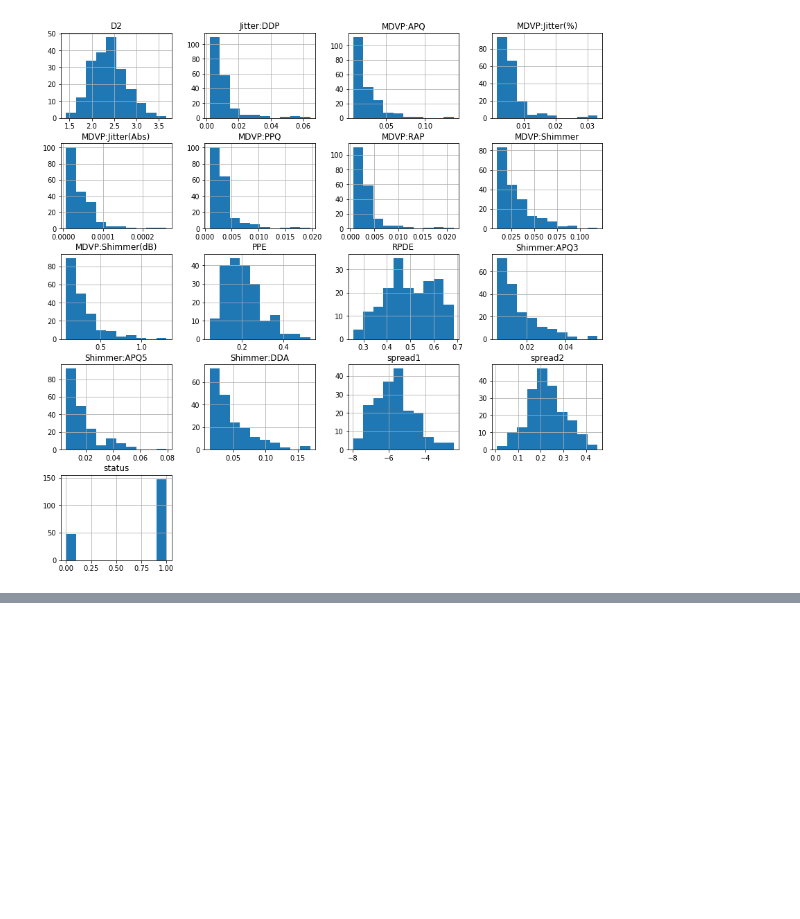
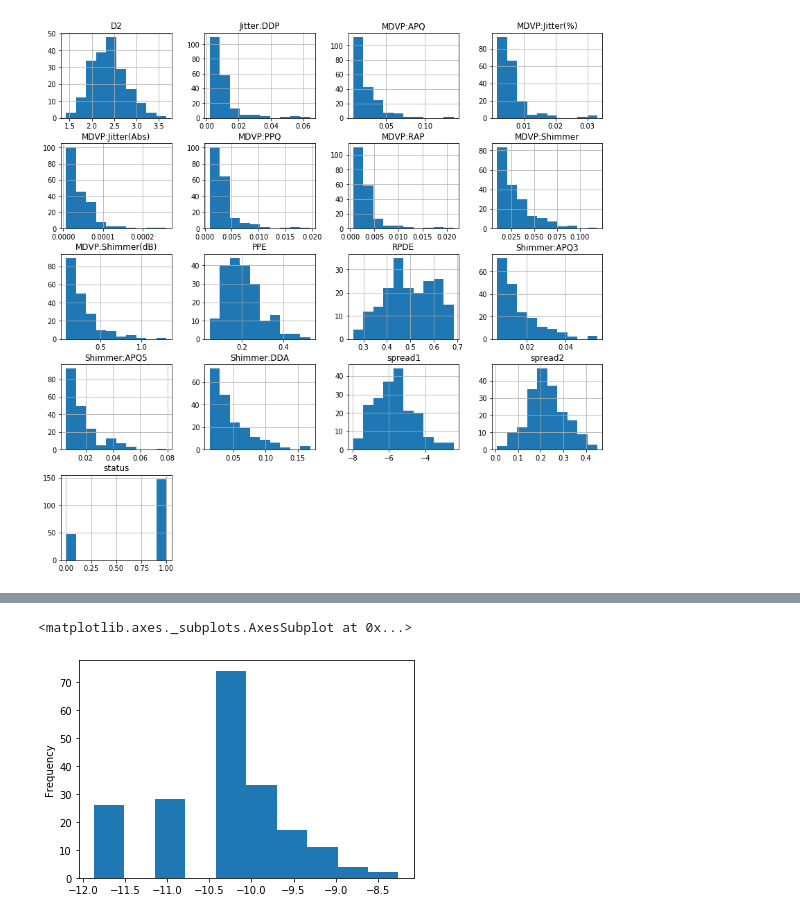
Before and after one commit to rishikonapure/technocolab-internship, a Jupyter notebook: MiniProject1/Parkinsons disease day1.ipynb, the cells around one changed output, grey strips where cells are left out. Drawn from its saved outputs; the diff is of its cells as text; code cells hidden in the pictures; blank space fills up the shorter version.

```diff
--- a/MiniProject1/Parkinsons disease day1.ipynb
+++ b/MiniProject1/Parkinsons disease day1.ipynb
@@ -222,0 +236,6 @@ sns.pairplot(feature_dataset,hue='status')
+# %%
+feature_dataset["MDVP:Jitter(Abs)"] = feature_dataset["MDVP:Jitter(Abs)"].transform(np.log)
+feature_dataset["MDVP:Jitter(Abs)"].plot.hist()
+# %% [output]
+<matplotlib.axes._subplots.AxesSubplot at 0x...>
+[figure, added]
```
Also changed, not shown: parts of 9 cells of this notebook.
